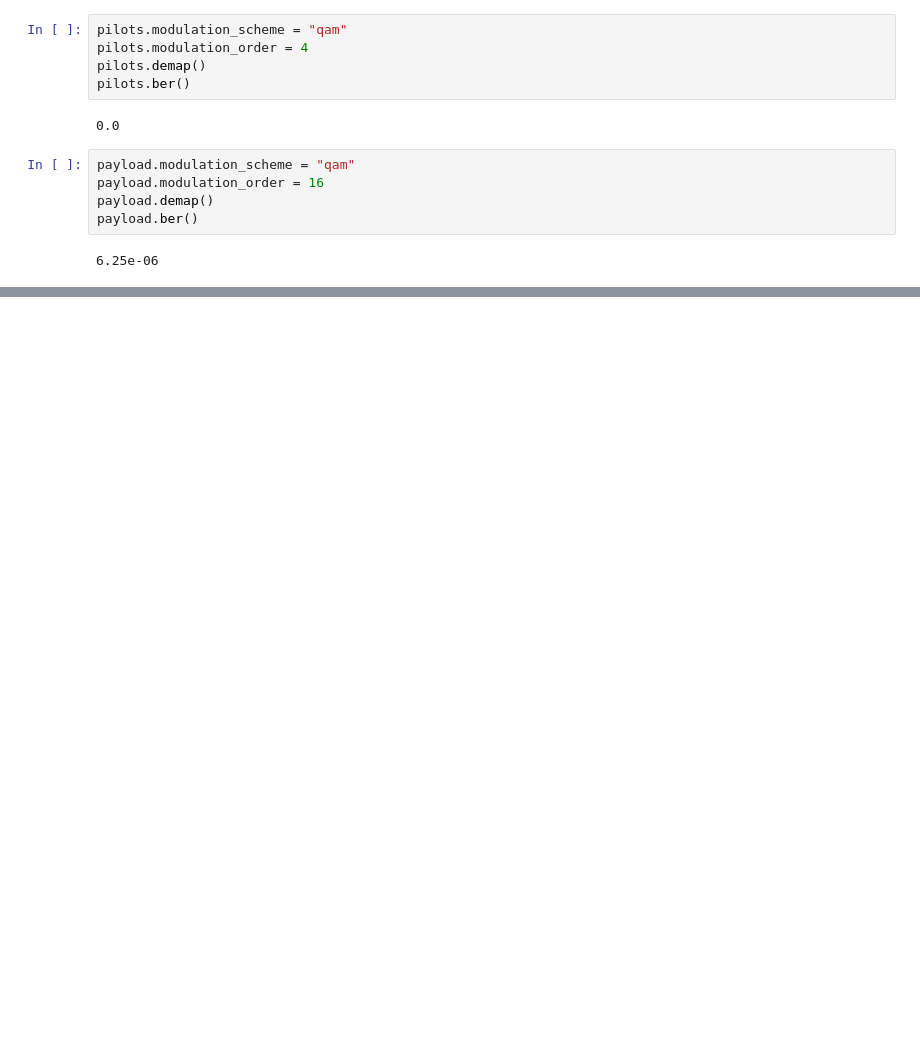
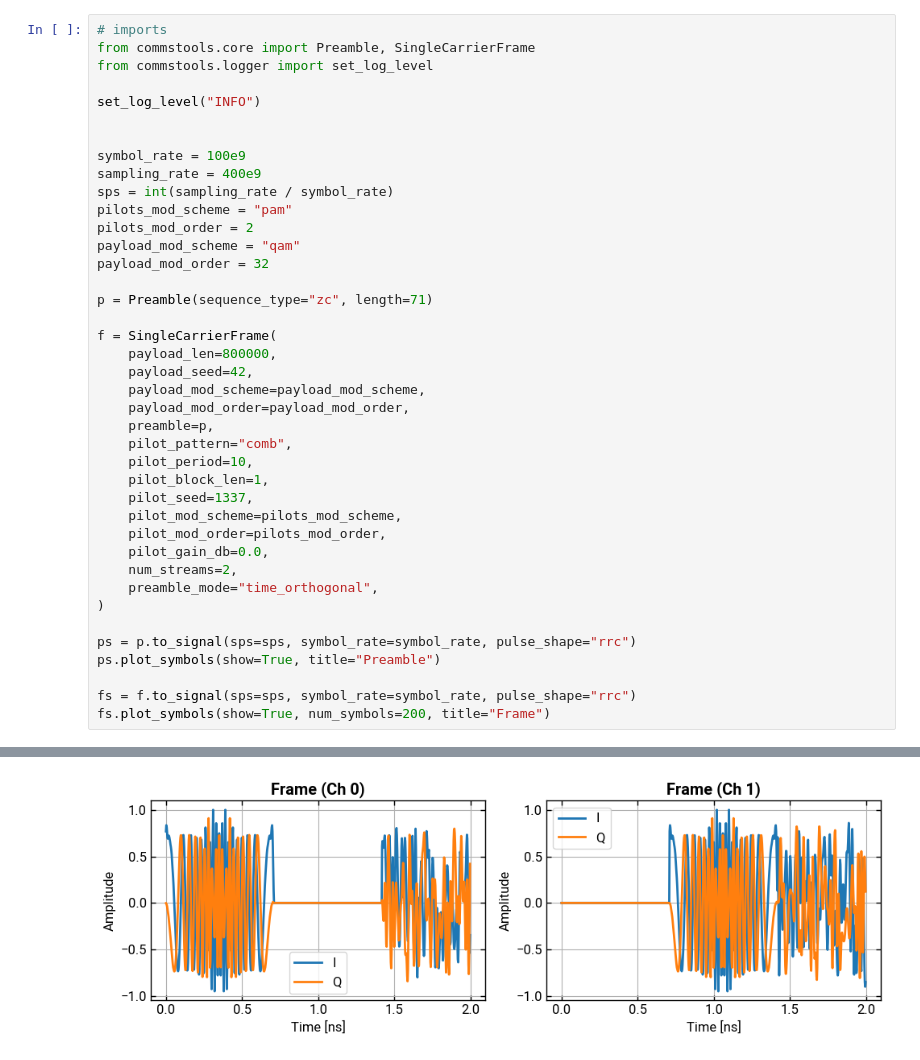
Before and after one commit to lokgar/commstools, a Jupyter notebook: examples/03-frames.ipynb, the cells around one changed output, grey strips where cells are left out. Saved outputs shown, nothing was run; the diff lists cells and outputs as text; blank space fills up the shorter version.

```diff
--- a/examples/03-frames.ipynb
+++ b/examples/03-frames.ipynb
@@ -252,14 +1,41 @@ payload.plot_constellation(overlay_ideal=True, show=True)
-# %%
-pilots.modulation_scheme = "qam"
-pilots.modulation_order = 4
-pilots.demap()
-pilots.ber()
-# %% [output]
-0.0
-# %%
-payload.modulation_scheme = "qam"
-payload.modulation_order = 16
-payload.demap()
-payload.ber()
-# %% [output]
-6.25e-06
+# %%
+# imports
+from commstools.core import Preamble, SingleCarrierFrame
+from commstools.logger import set_log_level
+
+set_log_level("INFO")
+
+
+symbol_rate = 100e9
+sampling_rate = 400e9
+sps = int(sampling_rate / symbol_rate)
+pilots_mod_scheme = "pam"
+pilots_mod_order = 2
+payload_mod_scheme = "qam"
+payload_mod_order = 32
+
+p = Preamble(sequence_type="zc", length=71)
+
+f = SingleCarrierFrame(
+    payload_len=800000,
+    payload_seed=42,
+    payload_mod_scheme=payload_mod_scheme,
+    payload_mod_order=payload_mod_order,
+    preamble=p,
+    pilot_pattern="comb",
+    pilot_period=10,
+    pilot_block_len=1,
+    pilot_seed=1337,
+    pilot_mod_scheme=pilots_mod_scheme,
+    pilot_mod_order=pilots_mod_order,
+    pilot_gain_db=0.0,
+    num_streams=2,
+    preamble_mode="time_orthogonal",
+)
+
+ps = p.to_signal(sps=sps, symbol_rate=symbol_rate, pulse_shape="rrc")
+ps.plot_symbols(show=True, title="Preamble")
+
+fs = f.to_signal(sps=sps, symbol_rate=symbol_rate, pulse_shape="rrc")
+fs.plot_symbols(show=True, num_symbols=200, title="Frame")
+# %% [output]
@@ -265,0 +43 @@ payload.ber()
+[figure, added]
```
Also changed, not shown: parts of 38 cells of this notebook, 15 other files.
